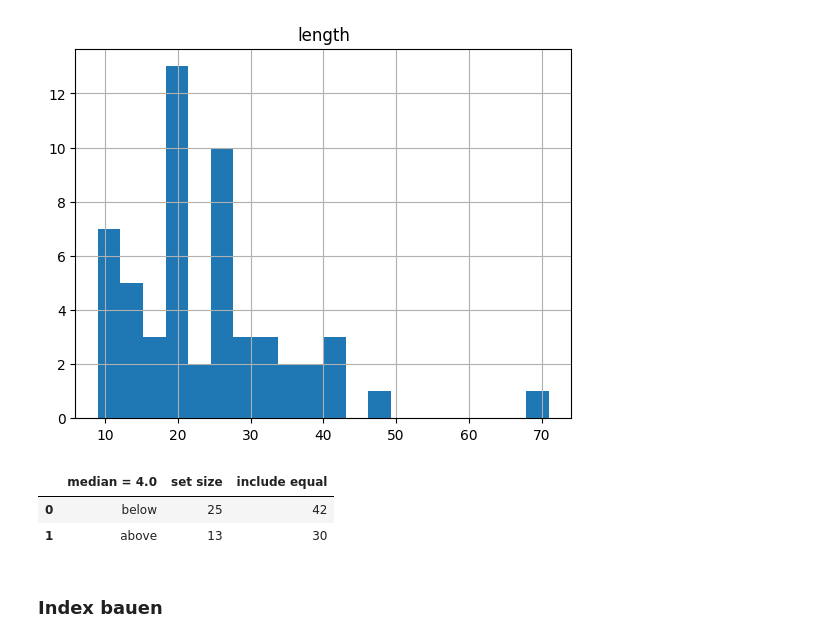
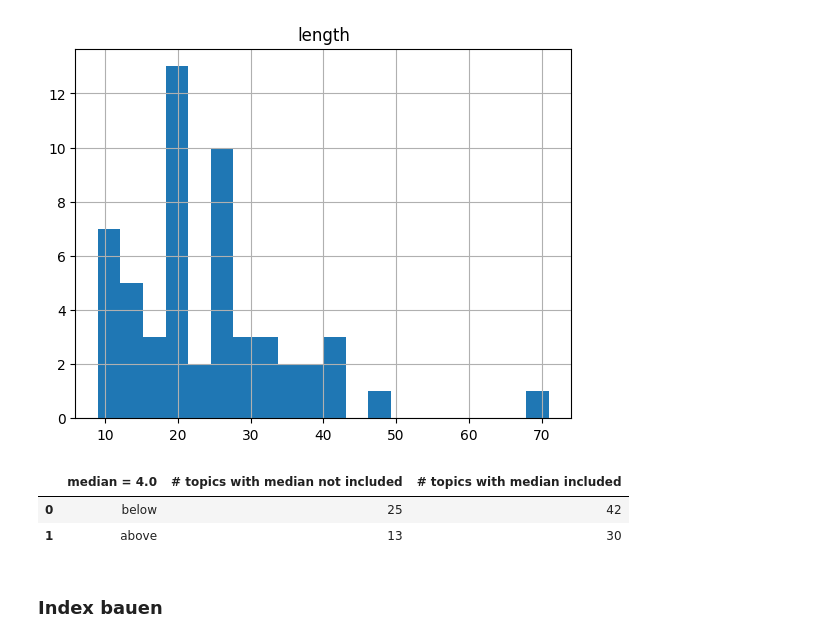
Before and after one commit to tira-io/ir-lab-jena-leipzig-wise-2023-geometric-tortoise, a Jupyter notebook: jupyter-notebook-submissions/hypothesentest.ipynb, the cells around one changed output. Saved outputs shown, nothing was run; the diff lists cells and outputs as text; code cells hidden in the pictures.

```diff
--- a/jupyter-notebook-submissions/hypothesentest.ipynb
+++ b/jupyter-notebook-submissions/hypothesentest.ipynb
@@ -50,12 +89,12 @@ array([[<Axes: title={'center': 'length'}>]], dtype=object)
 # %%
 median = df["word_count"].median()
 groups_df = pd.DataFrame({f"median = {median}": ["below", "above"],
-                           "set size": [len(df[df["word_count"] < median]), len(df[df["word_count"] > median])],
-                           "include equal": [len(df[df["word_count"] <= median]), len(df[df["word_count"] >= median])]})
-groups_df = groups_df.style.highlight_max("set size", props="font-weight: bold").highlight_min("include equal", props="font-weight: bold")
+                           "# topics with median not included": [len(df[df["word_count"] < median]), len(df[df["word_count"] > median])],
+                           "# topics with median included": [len(df[df["word_count"] <= median]), len(df[df["word_count"] >= median])]})
+groups_df = groups_df.style.highlight_max("# topics with median not included", props="font-weight: bold").highlight_min("# topics with median included", props="font-weight: bold")
 groups_df
 # %% [output]
-|  | median = 4.0 | set size | include equal |
+|  | median = 4.0 | # topics with median not included | # topics with median included |
 | 0 | below | 25 | 42 |
 | 1 | above | 13 | 30 |
 # %% [markdown]
```
Also changed, not shown: parts of 14 cells of this notebook.
